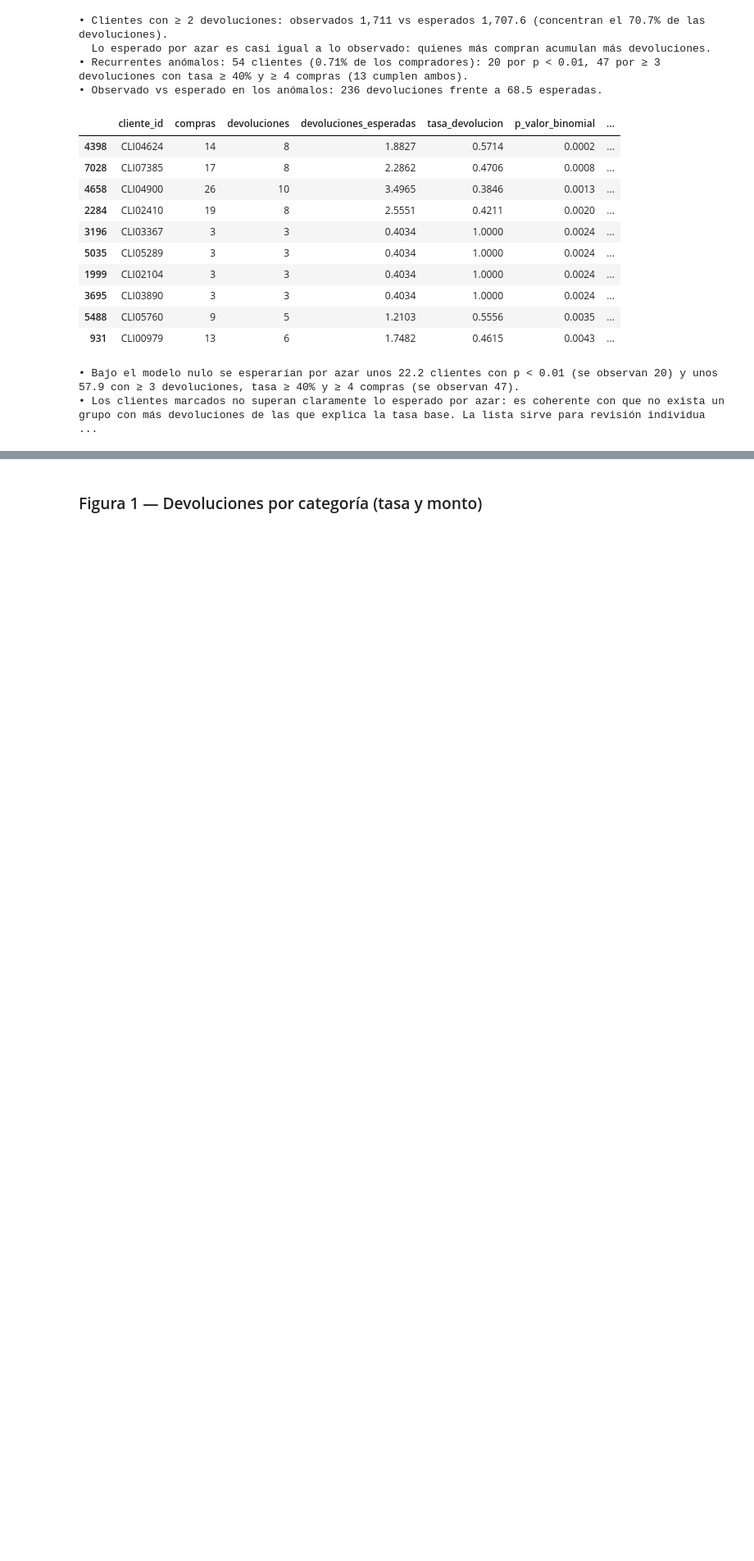
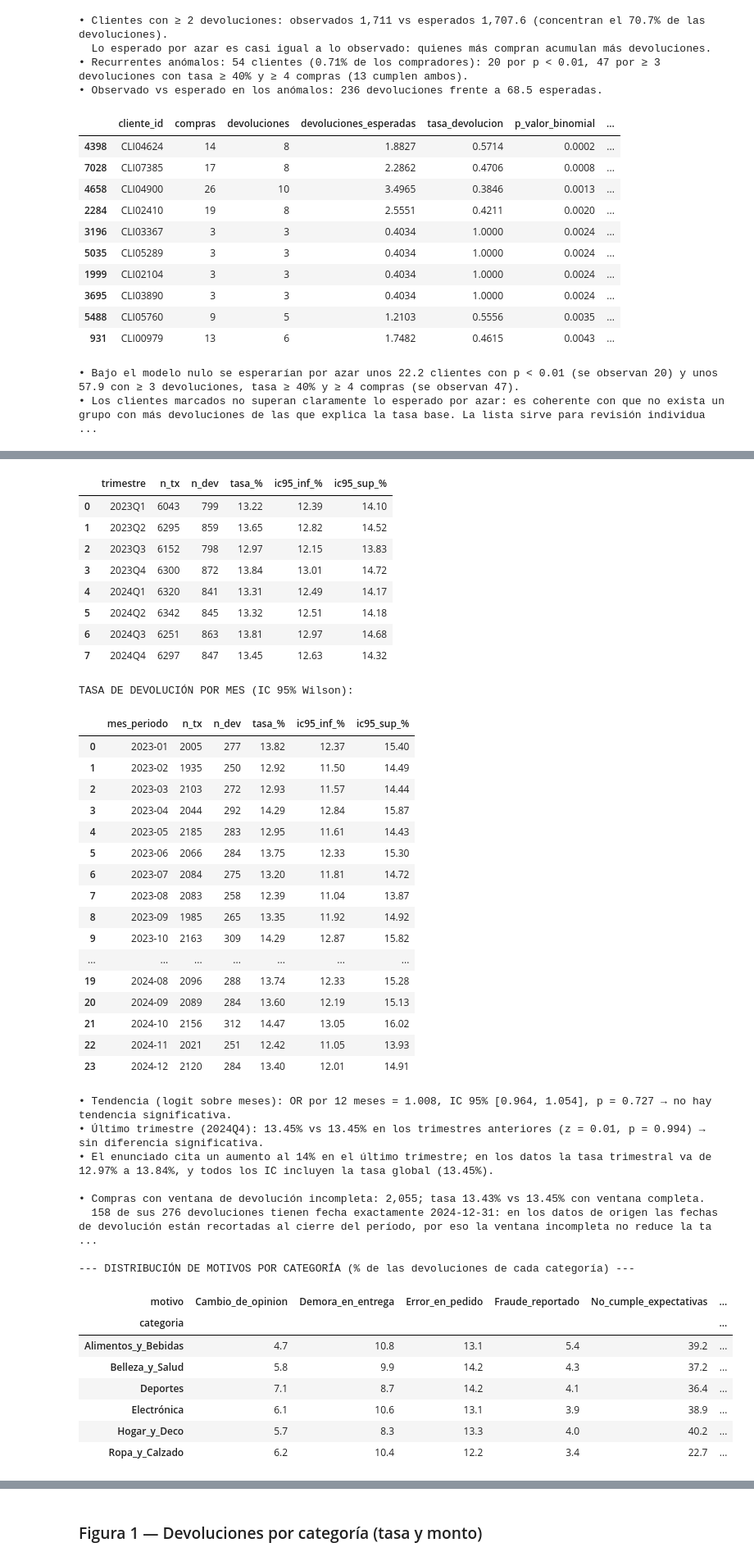
Before and after one commit to DanielAzuaje7/retailventure-intelligence, a Jupyter notebook: notebooks/A3_Retenciones_Churn_CRM.ipynb, the cells around one changed output, grey strips where cells are left out. Shown at 82% size. Cells and saved outputs as stored; diff of their text form; code cells hidden in the pictures; blank space fills up the shorter version.

Commit message:
C13: corrige f-string que impedía ejecutar la celda de motivos

```diff
--- a/notebooks/A3_Retenciones_Churn_CRM.ipynb
+++ b/notebooks/A3_Retenciones_Churn_CRM.ipynb
@@ -494,6 +494,7 @@ print("\n--- DISTRIBUCIÓN DE MOTIVOS POR CATEGORÍA (% de las devoluciones de c
 display(crosstab_motivos.round(1))
 sin_talla = dev_cat[dev_cat['motivo'] != 'Talla_incorrecta']
 chi2_mot, p_mot, _, _ = stats.chi2_contingency(pd.crosstab(sin_talla['categoria'], sin_talla['motivo']))
+p_mot_txt = '< 0.001' if p_mot < 0.001 else f'= {p_mot:.3f}'
 
 cat_mayor_tasa = by_cat.sort_values('tasa_%', ascending=False).iloc[0]
 top_motivos = crosstab_motivos.loc[cat_mayor_tasa['categoria']].sort_values(ascending=False).head(2)
@@ -503,6 +504,6 @@ print(f"• Electrónica concentra el {pct_monto_elec:.1f}% del dinero devuelto;
 print(f"• {cat_mayor_tasa['categoria']} tiene la mayor tasa de devolución ({cat_mayor_tasa['tasa_%']:.2f}%); motivos principales: "
       + ", ".join(f"{m} {v:.1f}%" for m, v in top_motivos.items()) + ".")
 print(f"• Fraude_reportado: entre {fraude.min():.1f}% ({fraude.idxmin()}) y {fraude.max():.1f}% ({fraude.idxmax()}) de las devoluciones.")
-print(f"• Motivo × categoría sin Talla_incorrecta (que solo aplica a Ropa): Chi2 = {chi2_mot:.2f}, p {"< 0.001" if p_mot < 0.001 else f"= {p_mot:.3f}"} → "
+print(f"• Motivo × categoría sin Talla_incorrecta (que solo aplica a Ropa): Chi2 = {chi2_mot:.2f}, p {p_mot_txt} → "
       + ("la mezcla de motivos no difiere entre categorías." if p_mot >= 0.05 else "la mezcla de motivos difiere entre categorías."))
 # %% [output]
@@ -509,0 +511,43 @@ SyntaxError: invalid decimal literal (230752842.py, line 80)
+|  | trimestre | n_tx | n_dev | tasa_% | ic95_inf_% | ic95_sup_% |
+| 0 | 2023Q1 | 6043 | 799 | 13.22 | 12.39 | 14.10 |
+| 1 | 2023Q2 | 6295 | 859 | 13.65 | 12.82 | 14.52 |
+| 2 | 2023Q3 | 6152 | 798 | 12.97 | 12.15 | 13.83 |
+| 3 | 2023Q4 | 6300 | 872 | 13.84 | 13.01 | 14.72 |
+| 4 | 2024Q1 | 6320 | 841 | 13.31 | 12.49 | 14.17 |
+| 5 | 2024Q2 | 6342 | 845 | 13.32 | 12.51 | 14.18 |
+| 6 | 2024Q3 | 6251 | 863 | 13.81 | 12.97 | 14.68 |
+| 7 | 2024Q4 | 6297 | 847 | 13.45 | 12.63 | 14.32 |
+TASA DE DEVOLUCIÓN POR MES (IC 95% Wilson):
+|  | mes_periodo | n_tx | n_dev | tasa_% | ic95_inf_% | ic95_sup_% |
+| 0 | 2023-01 | 2005 | 277 | 13.82 | 12.37 | 15.40 |
+| 1 | 2023-02 | 1935 | 250 | 12.92 | 11.50 | 14.49 |
+| 2 | 2023-03 | 2103 | 272 | 12.93 | 11.57 | 14.44 |
+| 3 | 2023-04 | 2044 | 292 | 14.29 | 12.84 | 15.87 |
+| 4 | 2023-05 | 2185 | 283 | 12.95 | 11.61 | 14.43 |
+| 5 | 2023-06 | 2066 | 284 | 13.75 | 12.33 | 15.30 |
+| 6 | 2023-07 | 2084 | 275 | 13.20 | 11.81 | 14.72 |
+| 7 | 2023-08 | 2083 | 258 | 12.39 | 11.04 | 13.87 |
+| 8 | 2023-09 | 1985 | 265 | 13.35 | 11.92 | 14.92 |
+| 9 | 2023-10 | 2163 | 309 | 14.29 | 12.87 | 15.82 |
+| ... | ... | ... | ... | ... | ... | ... |
+| 19 | 2024-08 | 2096 | 288 | 13.74 | 12.33 | 15.28 |
+| 20 | 2024-09 | 2089 | 284 | 13.60 | 12.19 | 15.13 |
+| 21 | 2024-10 | 2156 | 312 | 14.47 | 13.05 | 16.02 |
+| 22 | 2024-11 | 2021 | 251 | 12.42 | 11.05 | 13.93 |
+| 23 | 2024-12 | 2120 | 284 | 13.40 | 12.01 | 14.91 |
+• Tendencia (logit sobre meses): OR por 12 meses = 1.008, IC 95% [0.964, 1.054], p = 0.727 → no hay tendencia significativa.
+• Último trimestre (2024Q4): 13.45% vs 13.45% en los trimestres anteriores (z = 0.01, p = 0.994) → sin diferencia significativa.
+• El enunciado cita un aumento al 14% en el último trimestre; en los datos la tasa trimestral va de 12.97% a 13.84%, y todos los IC incluyen la tasa global (13.45%).
+
+• Compras con ventana de devolución incompleta: 2,055; tasa 13.43% vs 13.45% con ventana completa.
+  158 de sus 276 devoluciones tienen fecha exactamente 2024-12-31: en los datos de origen las fechas de devolución están recortadas al cierre del período, por eso la ventana incompleta no reduce la ta ...
+
+--- DISTRIBUCIÓN DE MOTIVOS POR CATEGORÍA (% de las devoluciones de cada categoría) ---
+| motivo | Cambio_de_opinion | Demora_en_entrega | Error_en_pedido | Fraude_reportado | No_cumple_expectativas | ... |
+| categoria |  |  |  |  |  | ... |
+| Alimentos_y_Bebidas | 4.7 | 10.8 | 13.1 | 5.4 | 39.2 | ... |
+| Belleza_y_Salud | 5.8 | 9.9 | 14.2 | 4.3 | 37.2 | ... |
+| Deportes | 7.1 | 8.7 | 14.2 | 4.1 | 36.4 | ... |
+| Electrónica | 6.1 | 10.6 | 13.1 | 3.9 | 38.9 | ... |
+| Hogar_y_Deco | 5.7 | 8.3 | 13.3 | 4.0 | 40.2 | ... |
+| Ropa_y_Calzado | 6.2 | 10.4 | 12.2 | 3.4 | 22.7 | ... |
```
Also changed, not shown: parts of 1 cell of this notebook.
